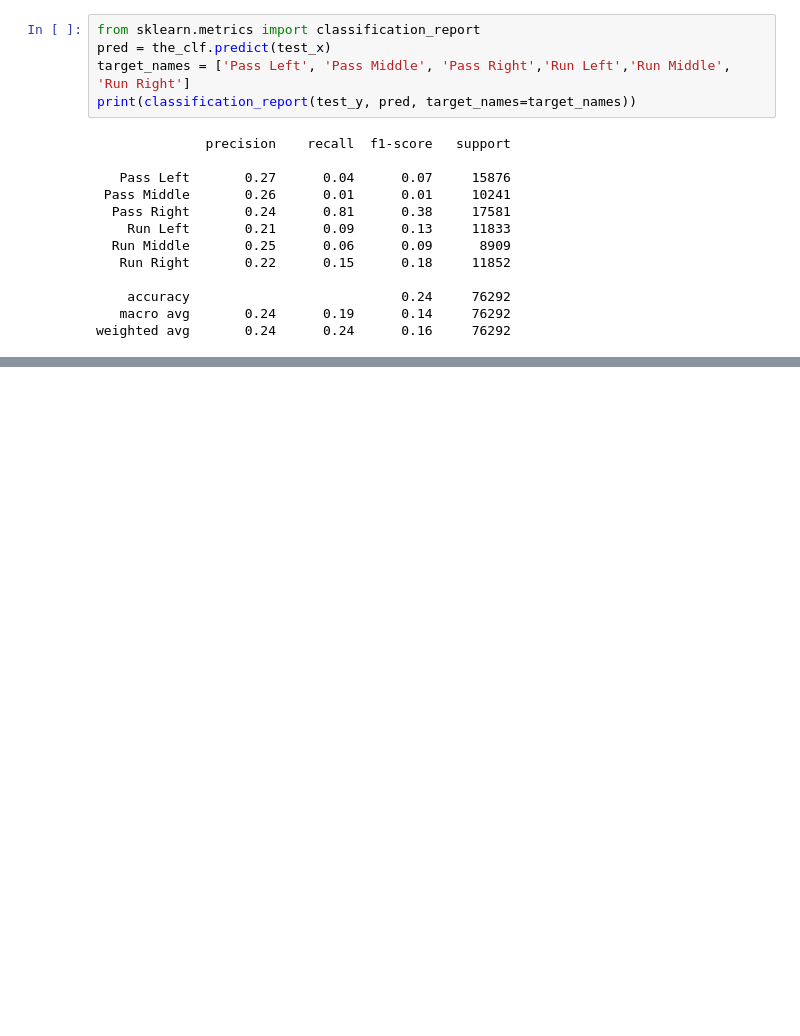
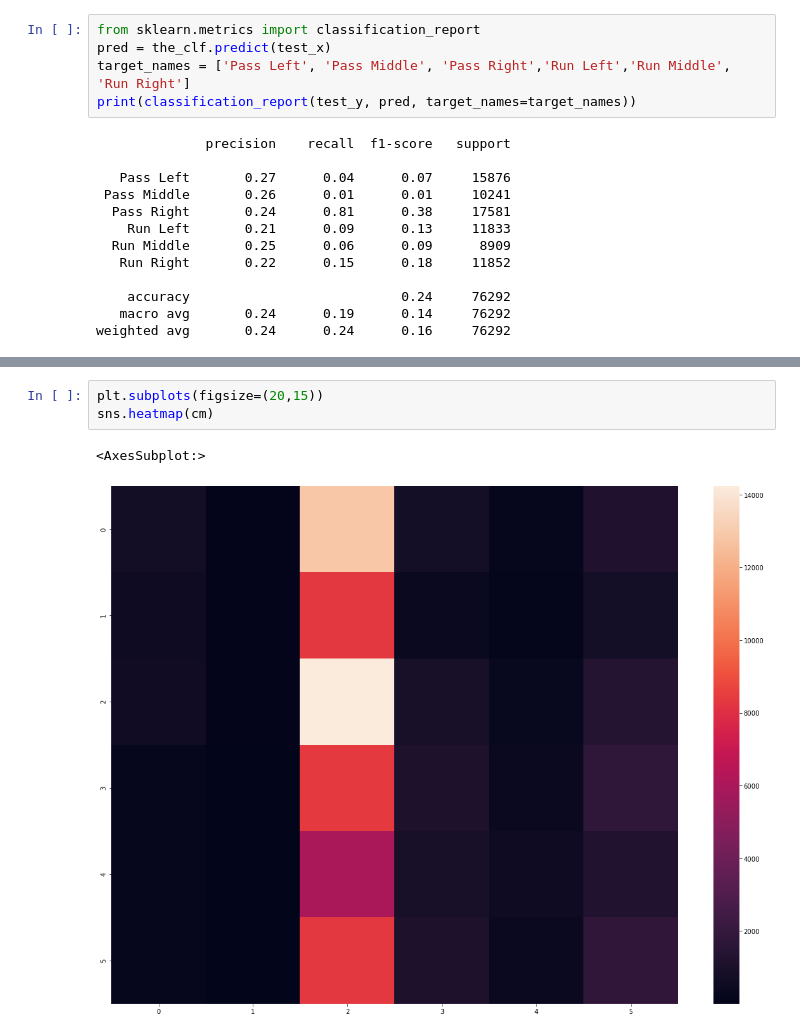
Before and after one commit to DanielKarpowicz/final_project_plays_prediction, a Jupyter notebook: Daniel/code/DecisionTreeClassifier/FinalConfusionMatrix.ipynb, the cells around one changed output, grey strips where cells are left out. Drawn from its saved outputs; the diff is of its cells as text; blank space fills up the shorter version.

```diff
--- a/Daniel/code/DecisionTreeClassifier/FinalConfusionMatrix.ipynb
+++ b/Daniel/code/DecisionTreeClassifier/FinalConfusionMatrix.ipynb
@@ -84,0 +85,6 @@ TypeError: confusion_matrix() got an unexpected keyword argument 'categories'
+# %%
+plt.subplots(figsize=(20,15))
+sns.heatmap(cm)
+# %% [output]
+<AxesSubplot:>
+[figure, added]
```
Also changed, not shown: parts of 4 cells of this notebook, 2 other files.
